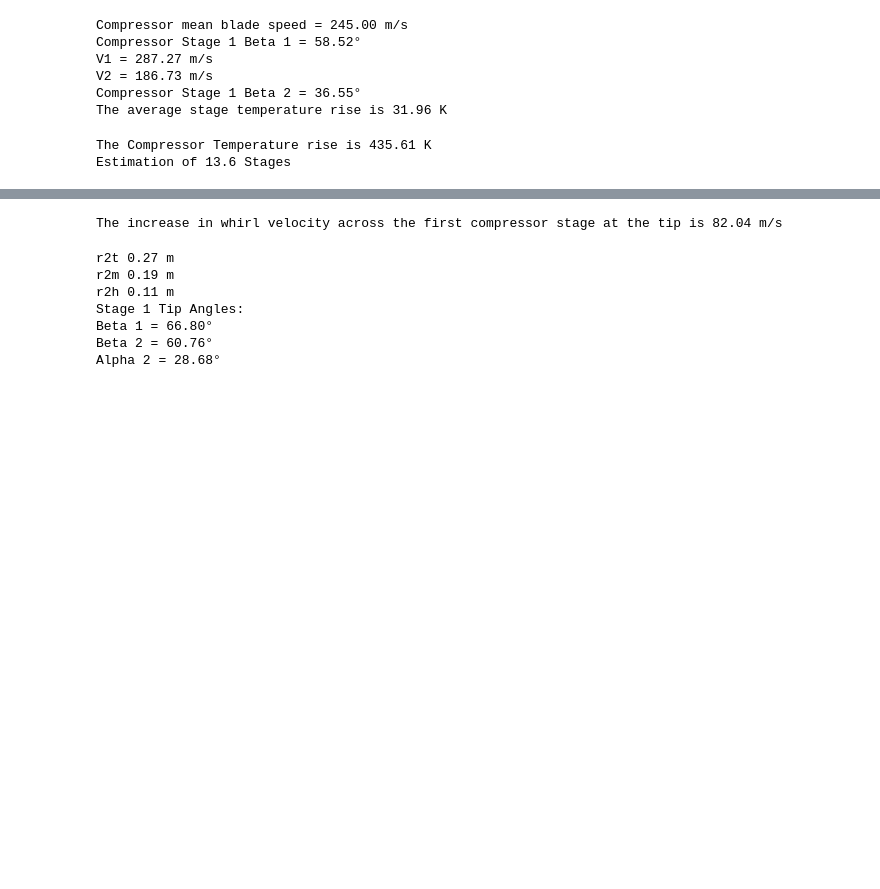
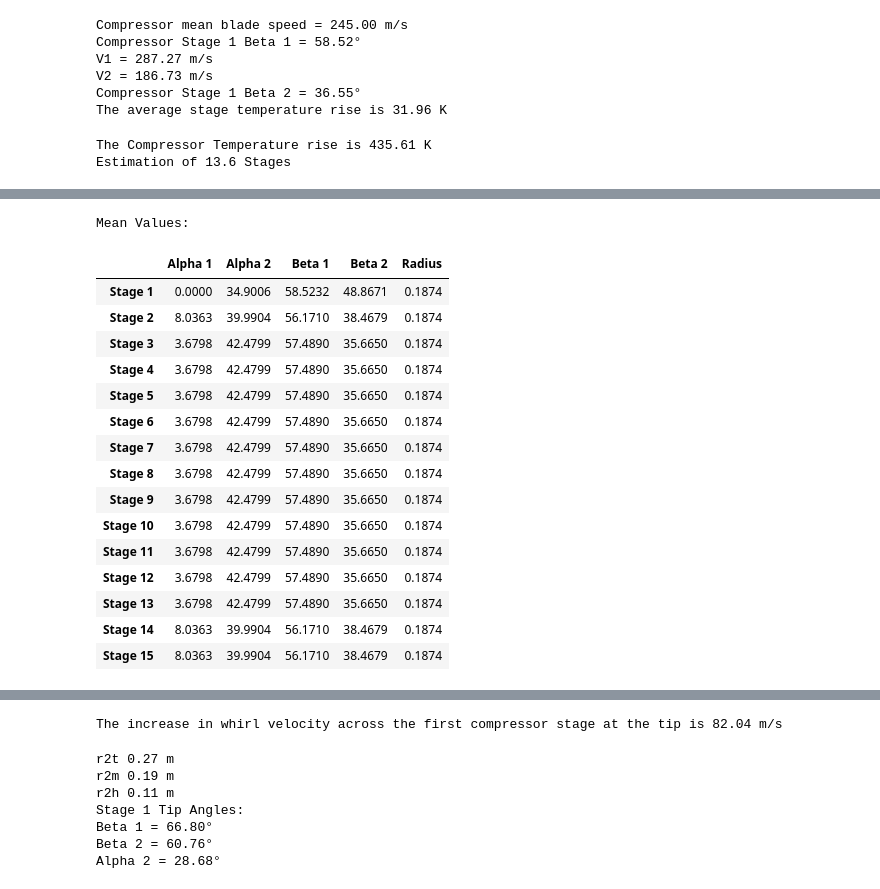
Before and after one commit to kavourbm/AEEM4063-Team15, a Jupyter notebook: Project 2/Compressor.ipynb, the cells around one changed output, grey strips where cells are left out. Cells and saved outputs as stored; diff of their text form; code cells hidden in the pictures; blank space fills up the shorter version.

```diff
--- a/Project 2/Compressor.ipynb
+++ b/Project 2/Compressor.ipynb
@@ -376,0 +402,26 @@ tabletry.style \
+# %%
+print("Mean Values:")
+
+tabletry = pd.DataFrame({"Alpha 1": stagevals[:,1,0],"Alpha 2": stagevals[:,1,1],"Beta 1": stagevals[:,1,2],"Beta 2": stagevals[:,1,3],"Radius": stagevals[:,1,4]})
+
+tabletry.style \
+    .format(precision=4) \
+    .relabel_index(["Stage 1","Stage 2","Stage 3","Stage 4","Stage 5","Stage 6","Stage 7","Stage 8","Stage 9","Stage 10","Stage 11","Stage 12","Stage 13","Stage 14","Stage 15"],axis=0)
+# %% [output]
+Mean Values:
+|  | Alpha 1 | Alpha 2 | Beta 1 | Beta 2 | Radius |
+| Stage 1 | 0.0000 | 34.9006 | 58.5232 | 48.8671 | 0.1874 |
+| Stage 2 | 8.0363 | 39.9904 | 56.1710 | 38.4679 | 0.1874 |
+| Stage 3 | 3.6798 | 42.4799 | 57.4890 | 35.6650 | 0.1874 |
+| Stage 4 | 3.6798 | 42.4799 | 57.4890 | 35.6650 | 0.1874 |
+| Stage 5 | 3.6798 | 42.4799 | 57.4890 | 35.6650 | 0.1874 |
+| Stage 6 | 3.6798 | 42.4799 | 57.4890 | 35.6650 | 0.1874 |
+| Stage 7 | 3.6798 | 42.4799 | 57.4890 | 35.6650 | 0.1874 |
+| Stage 8 | 3.6798 | 42.4799 | 57.4890 | 35.6650 | 0.1874 |
+| Stage 9 | 3.6798 | 42.4799 | 57.4890 | 35.6650 | 0.1874 |
+| Stage 10 | 3.6798 | 42.4799 | 57.4890 | 35.6650 | 0.1874 |
+| Stage 11 | 3.6798 | 42.4799 | 57.4890 | 35.6650 | 0.1874 |
+| Stage 12 | 3.6798 | 42.4799 | 57.4890 | 35.6650 | 0.1874 |
+| Stage 13 | 3.6798 | 42.4799 | 57.4890 | 35.6650 | 0.1874 |
+| Stage 14 | 8.0363 | 39.9904 | 56.1710 | 38.4679 | 0.1874 |
+| Stage 15 | 8.0363 | 39.9904 | 56.1710 | 38.4679 | 0.1874 |
```
Also changed, not shown: parts of 5 cells of this notebook.
